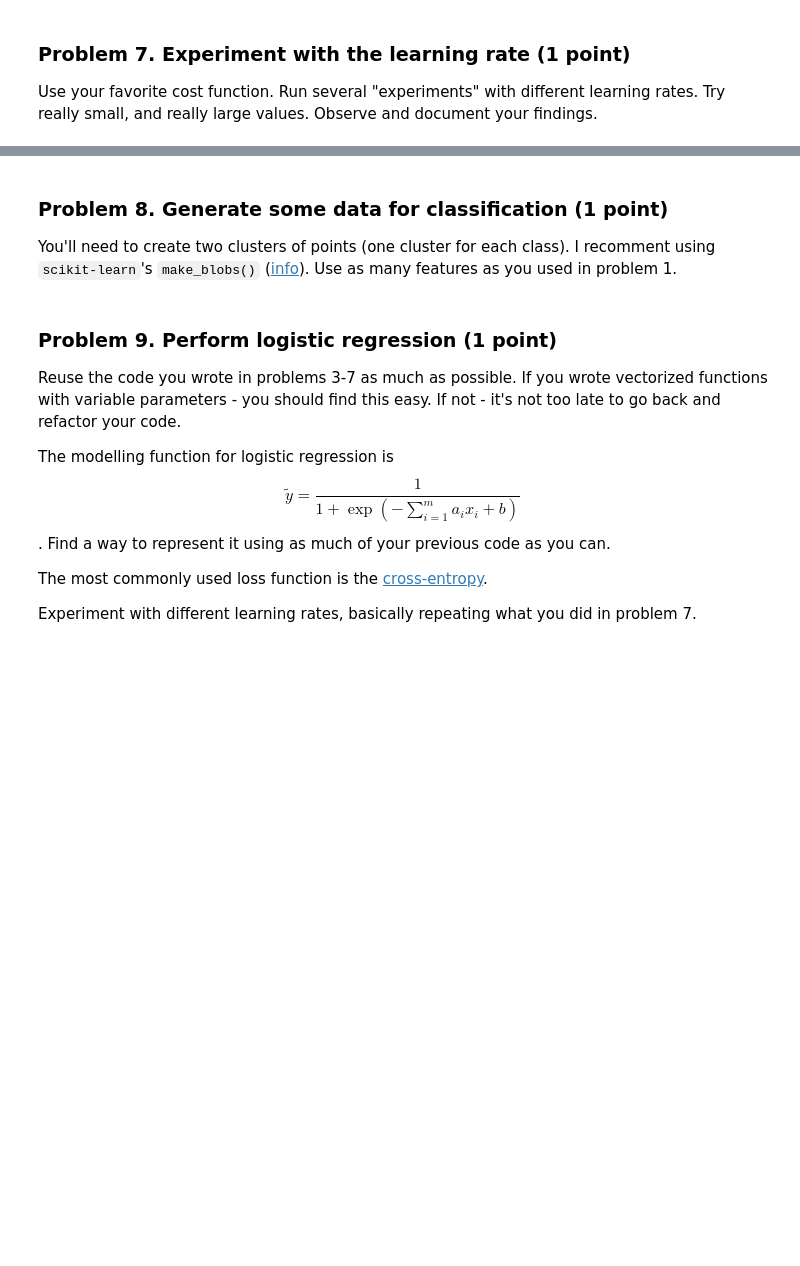
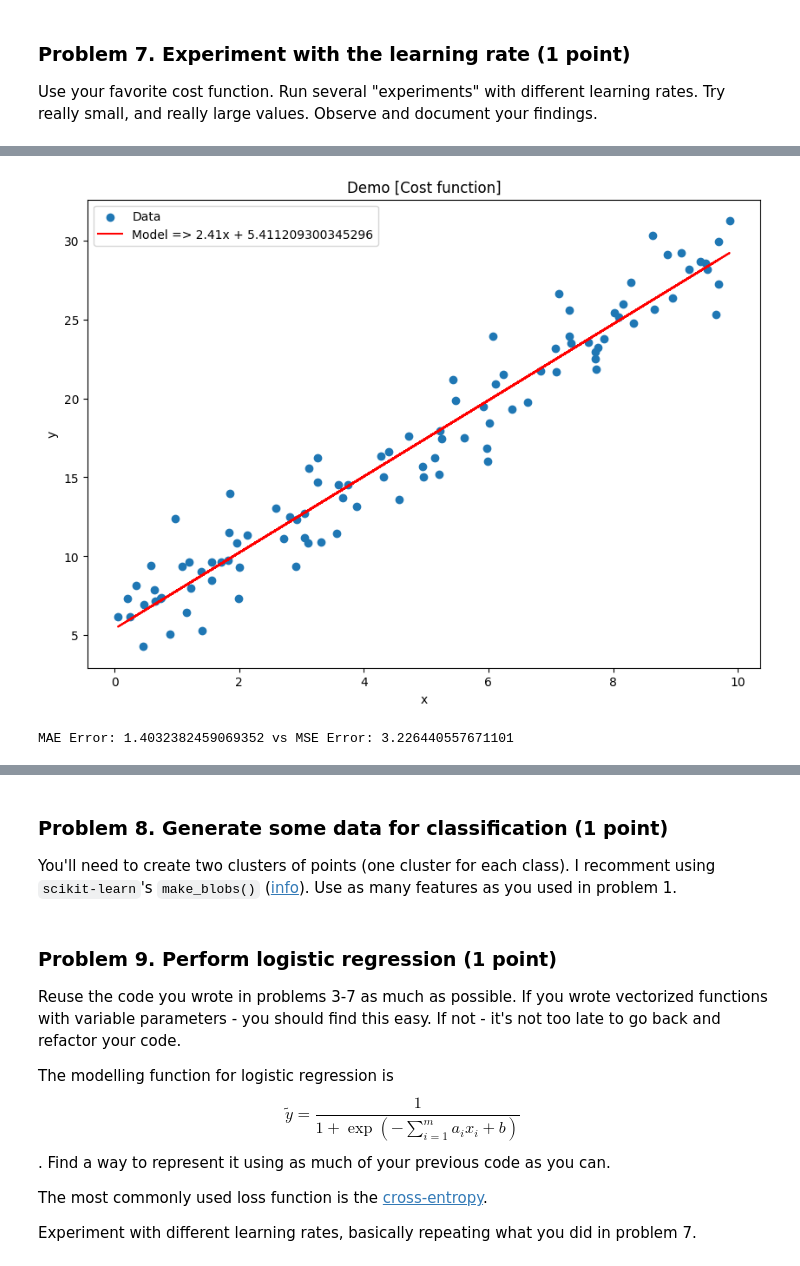
Before and after one commit to plamensve/Data_Science_Upskill_Softuni, a Jupyter notebook: 08_regression_models/Regression Models Lab.ipynb, the cells around one changed output, grey strips where cells are left out. Saved outputs shown, nothing was run; the diff lists cells and outputs as text; code cells hidden in the pictures; blank space fills up the shorter version.

```diff
--- a/08_regression_models/Regression Models Lab.ipynb
+++ b/08_regression_models/Regression Models Lab.ipynb
@@ -416,0 +435,9 @@ Use your favorite cost function. Run several "experiments" with different learni
+# %%
+test_calculations = calculate_gradient(data=test_data, start_point_a=0, start_point_b=0, learning_rate=0.01, steps=1000)
+plot_the_model(test_calculations[0], test_calculations[1])
+mae_error = display_cost_function_mae(data_cost, test_calculations[0], test_calculations[1])
+mse_error = display_cost_function(data_cost, test_calculations[0], test_calculations[1])
+print(f"MAE Error: {mae_error} vs MSE Error: {mse_error}")
+# %% [output]
+[figure, added]
+MAE Error: 1.4032382459069352 vs MSE Error: 3.226440557671101
```
Also changed, not shown: parts of 10 cells of this notebook.
